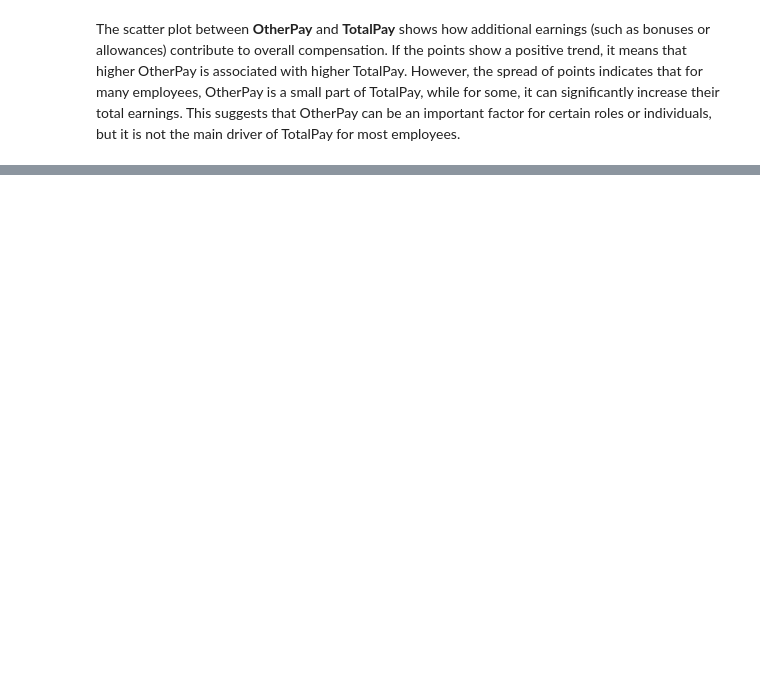
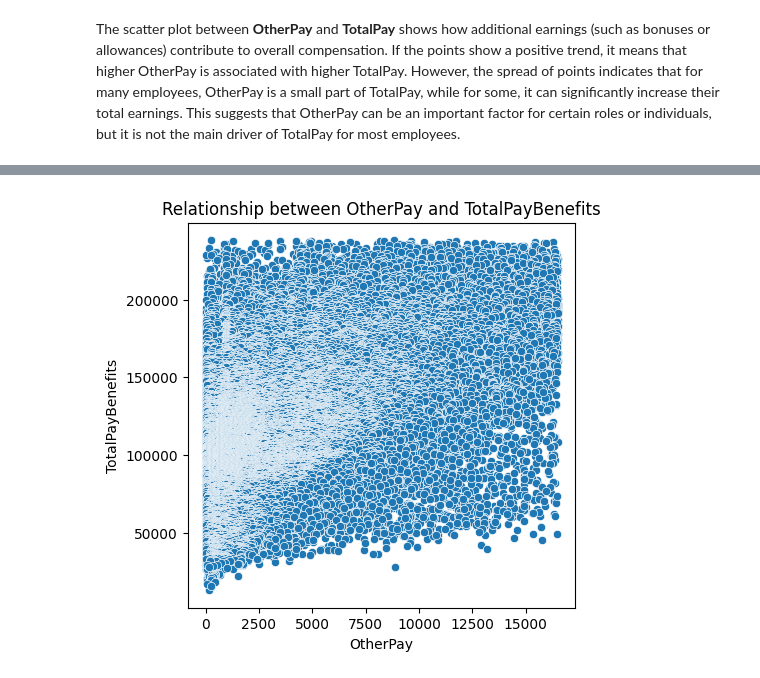
Before and after one commit to abhinavpy3/DATA-ANALYSIS----SSFE, a Jupyter notebook: SSFE.ipynb, the cells around one changed output, grey strips where cells are left out. Drawn from its saved outputs; the diff is of its cells as text; code cells hidden in the pictures; blank space fills up the shorter version.

```diff
--- a/SSFE.ipynb
+++ b/SSFE.ipynb
@@ -302,0 +323,10 @@ The scatter plot between **OtherPay** and **TotalPay** shows how additional earn
+# %%
+# Scatter plot to show relationship between TotalPayBenefits and BasePay
+plt.figure(figsize=(5,5))
+sns.scatterplot(data=dt, x='OtherPay', y='TotalPayBenefits')
+plt.title('Relationship between OtherPay and TotalPayBenefits')
+plt.xlabel('OtherPay')
+plt.ylabel('TotalPayBenefits')
+plt.show()
+# %% [output]
+[figure, added]
```
Also changed, not shown: parts of 4 cells of this notebook.
